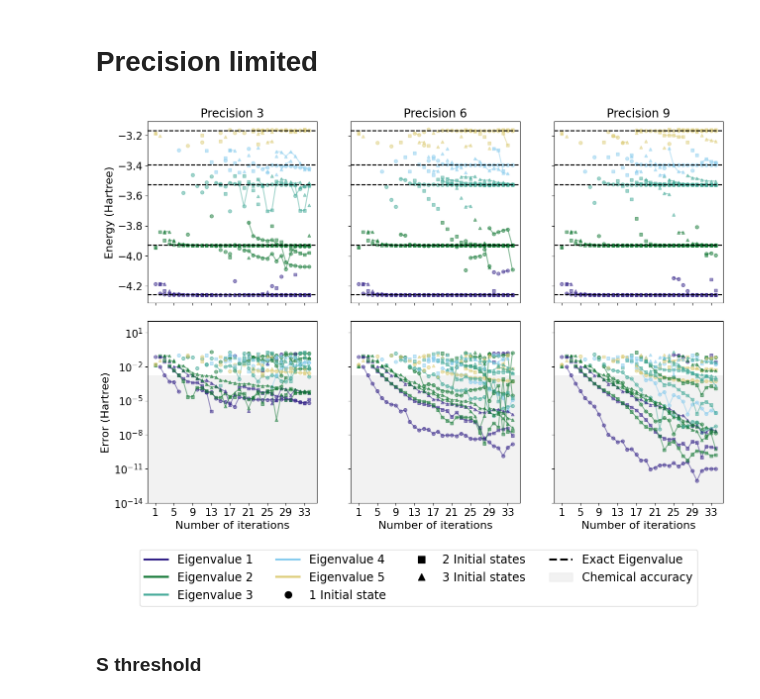
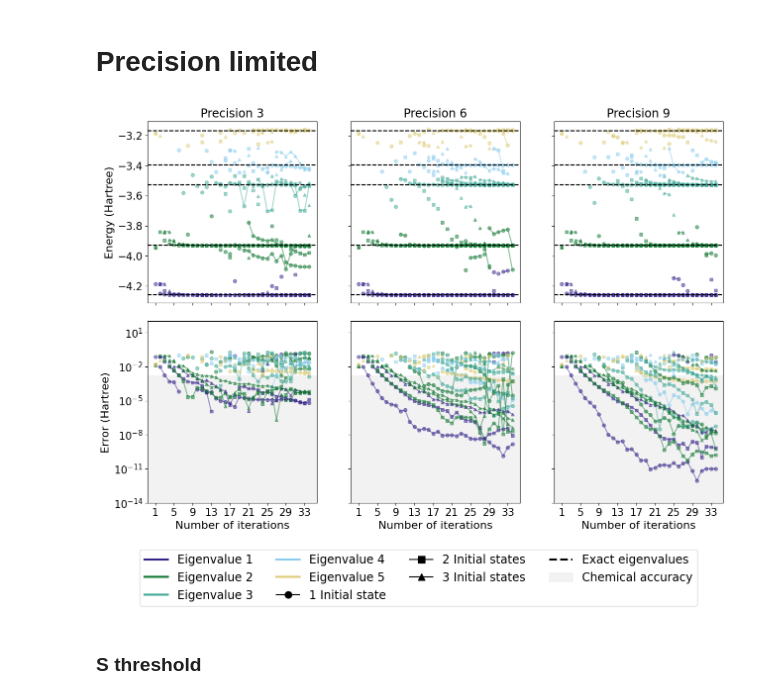
Before and after one commit to NQCP/NQCP-AA-pub-QBKSP_eigensolver, a Jupyter notebook: Heisenberg.ipynb, the cells around one changed output. Drawn from its saved outputs; the diff is of its cells as text; code cells hidden in the pictures.

```diff
--- a/Heisenberg.ipynb
+++ b/Heisenberg.ipynb
@@ -687,7 +687,7 @@ colors = ['#332288', '#117733', '#44AA99', '#88CCEE', '#DDCC77']
 
 # Line and patch handles for legend
 line_styles = ['--']
-lines_handles = [mlines.Line2D([], [], color='black', label="Exact Eigenvalue", linestyle=ls, linewidth=3) for ls in line_styles]
+lines_handles = [mlines.Line2D([], [], color='black', label="Exact eigenvalues", linestyle=ls, linewidth=3) for ls in line_styles]
 gray_region_handle = [mpatches.Patch(color='gray', alpha=0.1, label='Chemical accuracy')]
 
 # Color and marker dictionaries for legend
@@ -695,7 +695,7 @@ color_dic = {f'Eigenvalue {i+1}': colors[i] for i in range(Nstates)}
 markers_dic = {f'{i} Initial state{"s" if i>1 else ""}': markers[i-1] for i in range(1, 4)}
 
 color_handles = [mlines.Line2D([], [], color=color, label=label, linewidth=3) for label, color in color_dic.items()]
-overlap_handles = [mlines.Line2D([], [], color='black', label=label, marker=marker, markersize=10, linestyle='None')
+overlap_handles = [mlines.Line2D([], [], color='black', label=label, marker=marker, markersize=10, linestyle='-')
                    for label, marker in markers_dic.items()]
 handles = color_handles + overlap_handles + lines_handles + gray_region_handle
 
@@ -832,35 +832,35 @@ for i in range(1, 4):
         axt.tick_params('y', labelsize=15, labelleft=False)
 
     axt.set_xticks(ite)
     axt.set_xticklabels([])
     axt.set_title(f'Precision {3 * i}', fontsize=17)
 
 
 
     ax = plt.subplot(2, 3, i + 3)
     ax.set_xlabel('Number of iterations', fontsize=16)
     if i == 1:
         ax.set_ylabel('Error (Hartree)', fontsize=16)
         ax.tick_params('y', labelsize=15)
     else:
         ax.set_yticklabels([])
         ax.tick_params('y', labelsize=15, labelleft=False)
 
     ax.set_xticks(ite)
     ax.set_xticklabels(ite, size=15)
 
     ax.axhspan(0, 1.6e-3, facecolor='gray', alpha=0.1)
     ax.set_ylim(1e-14, 100)
     ax.set_yscale('log')
 
 
 
 plt.subplots_adjust(hspace=0.1)
 legend = plt.legend(handles=handles, loc='lower center', fontsize=17, bbox_to_anchor=(-0.8, -0.6), ncol=4)
 
-plt.savefig(f'{Data_path}/Heisenberg_10_0.5fixed_3evol_369state_345preSpre1vF.pdf', format='pdf', bbox_inches='tight')
+plt.savefig(f'{Data_path}/figure7.pdf', format='pdf', bbox_inches='tight')
 # %% [output]
-[figure, old version]
+[figure, new version]
 # %% [markdown]
 ### S threshold
 # %%
```
Also changed, not shown: parts of 3 cells of this notebook, 3 other files.
